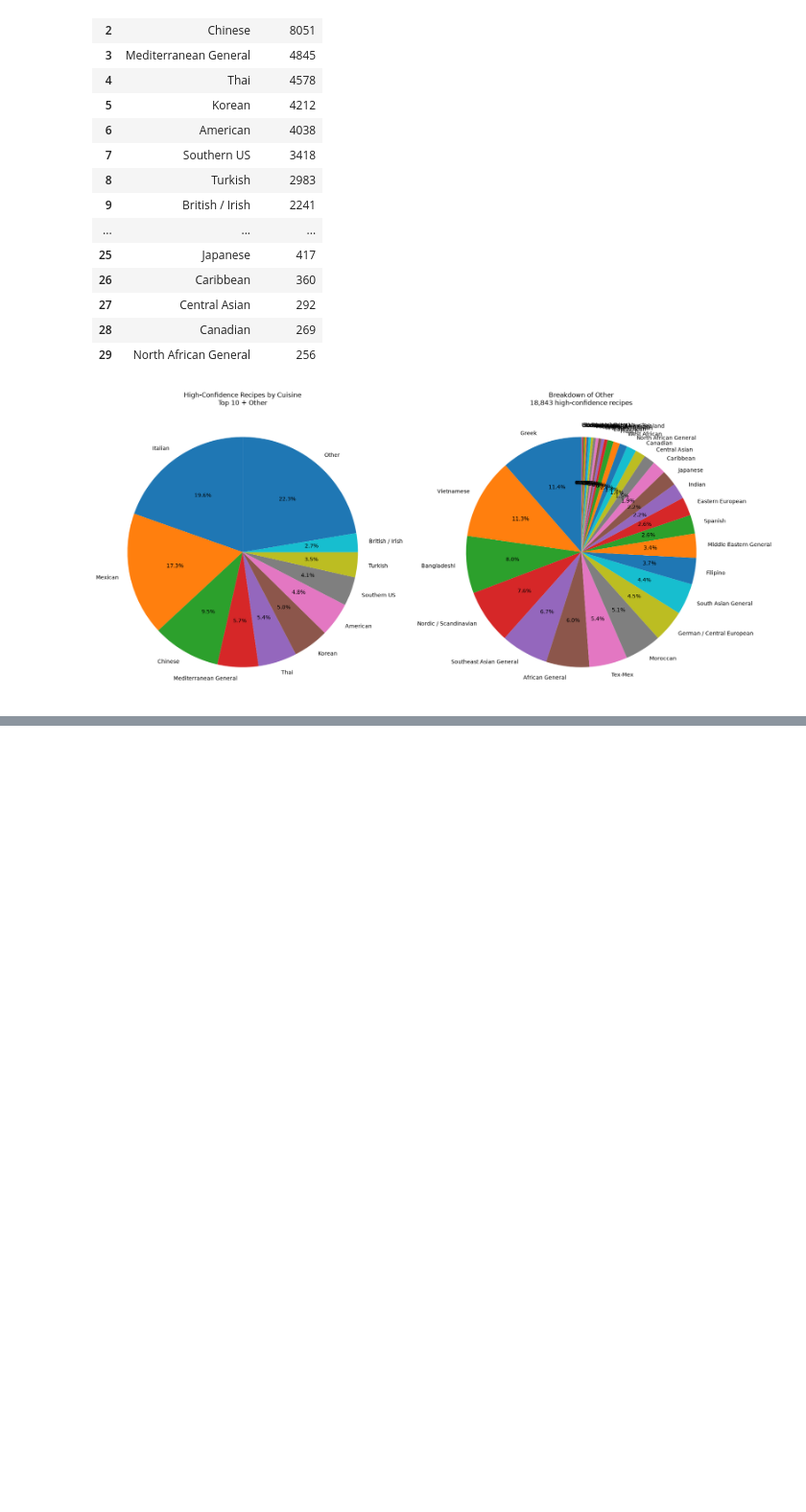
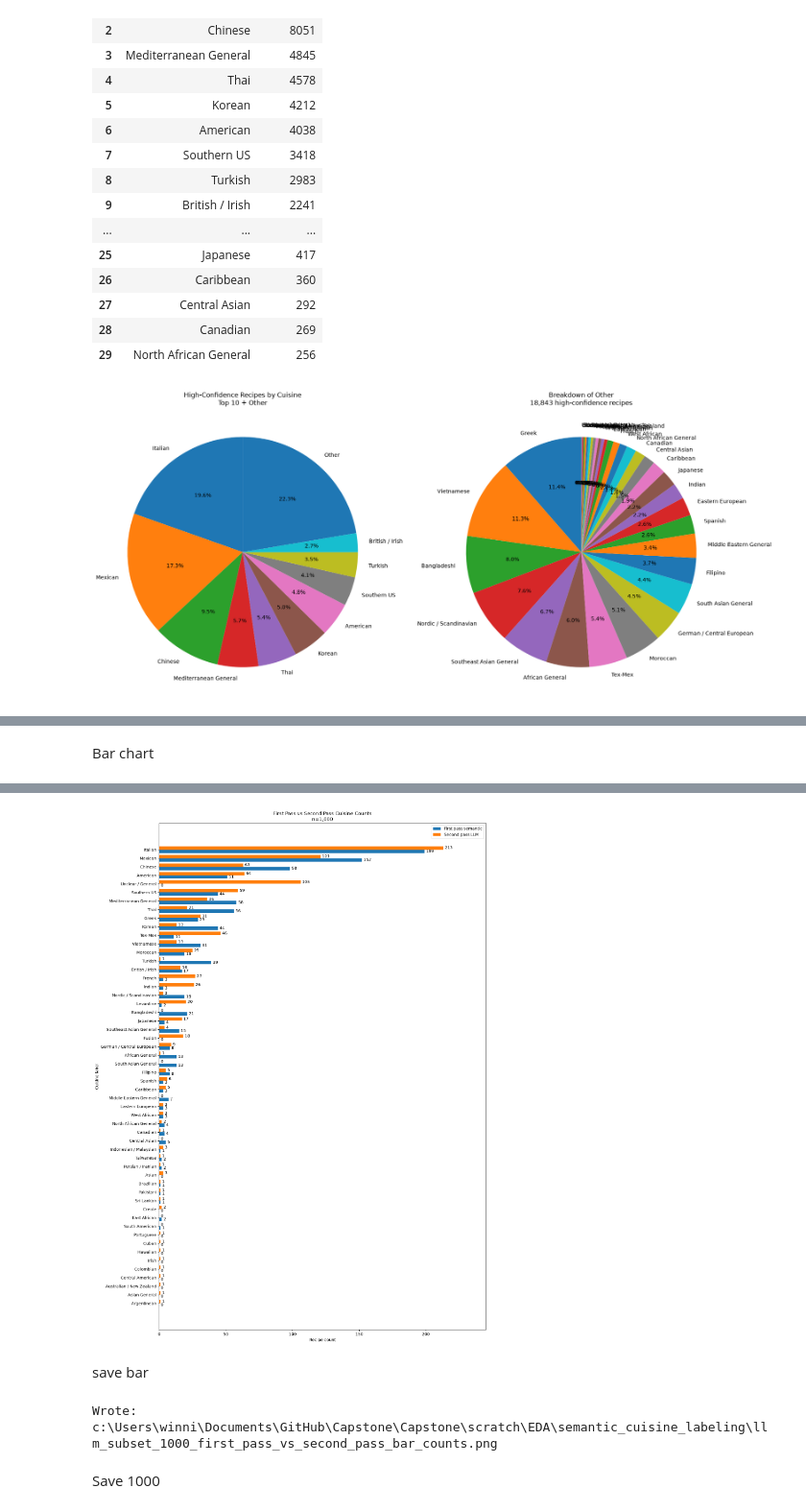
Before and after one commit to dcosta224/Capstone, a Jupyter notebook: scratch/EDA/cuisine_labelling_semantic.ipynb, the cells around one changed output, grey strips where cells are left out. Shown at 96% size. Cells and saved outputs as stored; diff of their text form; code cells hidden in the pictures; blank space fills up the shorter version.

```diff
--- a/scratch/EDA/cuisine_labelling_semantic.ipynb
+++ b/scratch/EDA/cuisine_labelling_semantic.ipynb
@@ -1045,0 +2334,67 @@ High-confidence recipes: 84345
+# %% [markdown]
+Bar chart
+# %%
+# Side-by-side bar chart: first pass vs second pass cuisine counts
+
+bar_counts = pd.DataFrame({
+    "first_pass_semantic": subset_comparison_df["semantic_cuisine"]
+        .fillna("Missing")
+        .astype(str)
+        .value_counts(),
+    "second_pass_llm": subset_comparison_df["llm_cuisine"]
+        .fillna("Missing")
+        .astype(str)
+        .value_counts(),
+}).fillna(0).astype(int)
+
+bar_counts["combined_total"] = (
+    bar_counts["first_pass_semantic"] + bar_counts["second_pass_llm"]
+)
+
+bar_counts = bar_counts.sort_values("combined_total", ascending=True)
+
+display(bar_counts.sort_values("combined_total", ascending=False))
+
+labels = bar_counts.index.tolist()
+y = np.arange(len(labels))
+bar_height = 0.4
+
+fig_height = max(8, len(labels) * 0.35)
+fig, ax = plt.subplots(figsize=(14, fig_height))
+
+first_bars = ax.barh(
+    y - bar_height / 2,
+    bar_counts["first_pass_semantic"],
+    height=bar_height,
+    label="First pass semantic"
+)
+
+second_bars = ax.barh(
+    y + bar_height / 2,
+    bar_counts["second_pass_llm"],
+    height=bar_height,
+    label="Second pass LLM"
+)
+
+ax.set_yticks(y)
+ax.set_yticklabels(labels)
+
+ax.set_xlabel("Recipe count")
+ax.set_ylabel("Cuisine label")
+ax.set_title(
+    f"First Pass vs Second Pass Cuisine Counts\nn={len(subset_comparison_df):,}"
+)
+
+ax.legend()
+
+# Add count labels to each bar
+ax.bar_label(first_bars, labels=[f"{v:,}" for v in bar_counts["first_pass_semantic"]], padding=4)
+ax.bar_label(second_bars, labels=[f"{v:,}" for v in bar_counts["second_pass_llm"]], padding=4)
+
+# Add room on the right for labels
+max_count = bar_counts[["first_pass_semantic", "second_pass_llm"]].to_numpy().max()
+ax.set_xlim(0, max_count * 1.15 if max_count > 0 else 1)
+
+plt.tight_layout()
+plt.show()
+# %% [output]
@@ -1045,0 +2418,13 @@ High-confidence recipes: 84345
+[figure, added]
+# %% [markdown]
+save bar
+# %%
+BAR_CHART_OUT = OUT_DIR / "llm_subset_1000_first_pass_vs_second_pass_bar_counts.png"
+
+fig.savefig(BAR_CHART_OUT, dpi=300, bbox_inches="tight")
+
+print("Wrote:", BAR_CHART_OUT)
+# %% [output]
+Wrote: c:\Users\winni\Documents\GitHub\Capstone\Capstone\scratch\EDA\semantic_cuisine_labeling\llm_subset_1000_first_pass_vs_second_pass_bar_counts.png
+# %% [markdown]
+Save 1000
```
Also changed, not shown: parts of 63 cells of this notebook.
